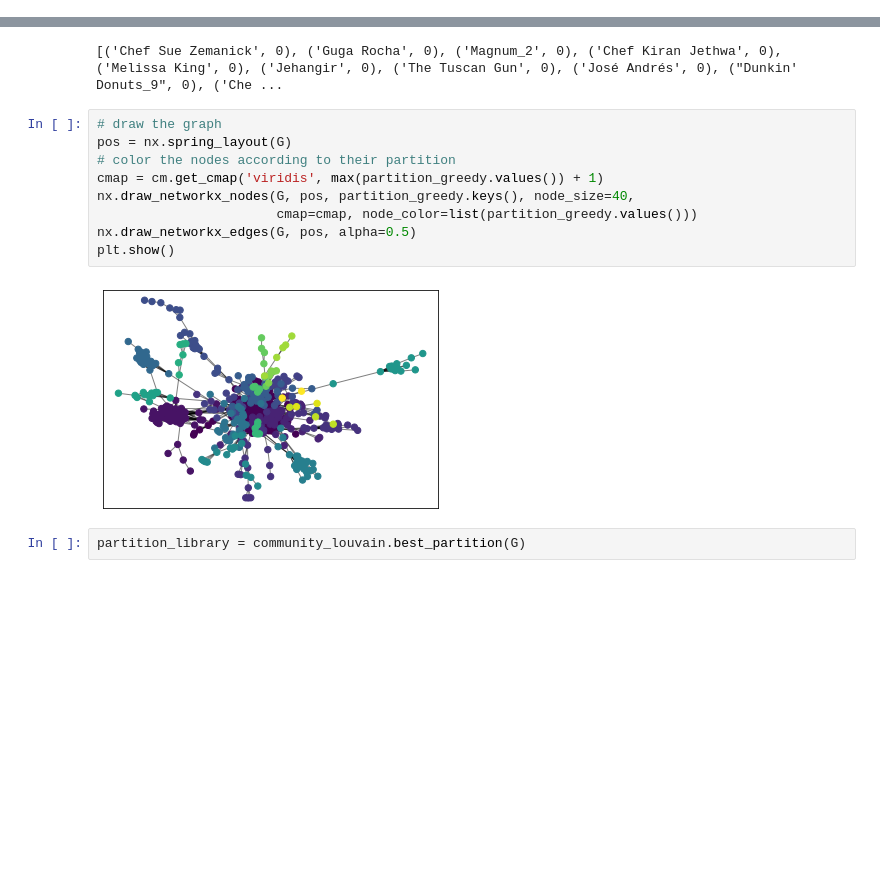
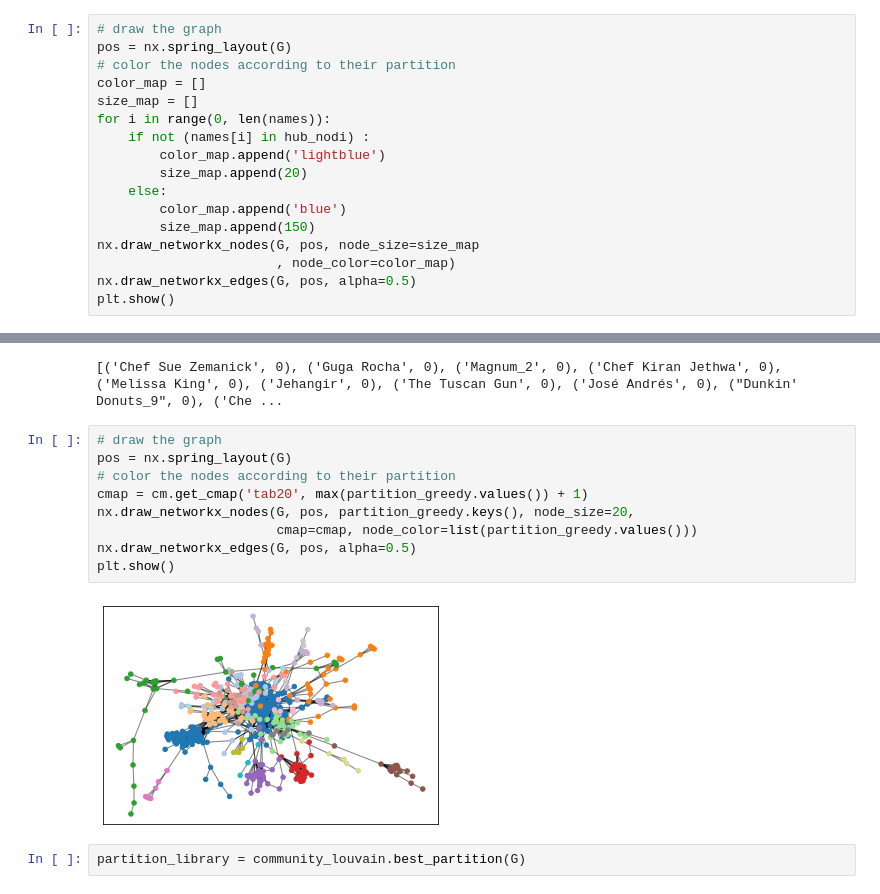
Before and after one commit to Andreaierardi/SocialNetworkAnalysis-project, a Jupyter notebook: project_code.ipynb, the cells around one changed output, grey strips where cells are left out. Drawn from its saved outputs; the diff is of its cells as text; blank space fills up the shorter version.

```diff
--- a/project_code.ipynb
+++ b/project_code.ipynb
@@ -344,3 +355,20 @@ print(list(hub_nodi))
 print(list(nx.isolates(G)))
 # %% [output]
 []
+# %%
+# draw the graph
+pos = nx.spring_layout(G)
+# color the nodes according to their partition
+color_map = []
+size_map = []
+for i in range(0, len(names)):
+    if not (names[i] in hub_nodi) :
+        color_map.append('lightblue')
+        size_map.append(20)
+    else:
+        color_map.append('blue')
+        size_map.append(150)
+nx.draw_networkx_nodes(G, pos, node_size=size_map
+                       , node_color=color_map)
+nx.draw_networkx_edges(G, pos, alpha=0.5)
+plt.show()
@@ -527,14 +526,14 @@ print(list(partition_greedy.items())[0:20])
 # %%
 # draw the graph
 pos = nx.spring_layout(G)
 # color the nodes according to their partition
-cmap = cm.get_cmap('viridis', max(partition_greedy.values()) + 1)
-nx.draw_networkx_nodes(G, pos, partition_greedy.keys(), node_size=40,
+cmap = cm.get_cmap('tab20', max(partition_greedy.values()) + 1)
+nx.draw_networkx_nodes(G, pos, partition_greedy.keys(), node_size=20,
                        cmap=cmap, node_color=list(partition_greedy.values()))
 nx.draw_networkx_edges(G, pos, alpha=0.5)
 plt.show()
 # %% [output]
-[figure, old version]
+[figure, new version]
 # %%
 partition_library = community_louvain.best_partition(G)
 # %%
```
Also changed, not shown: parts of 18 cells of this notebook.
